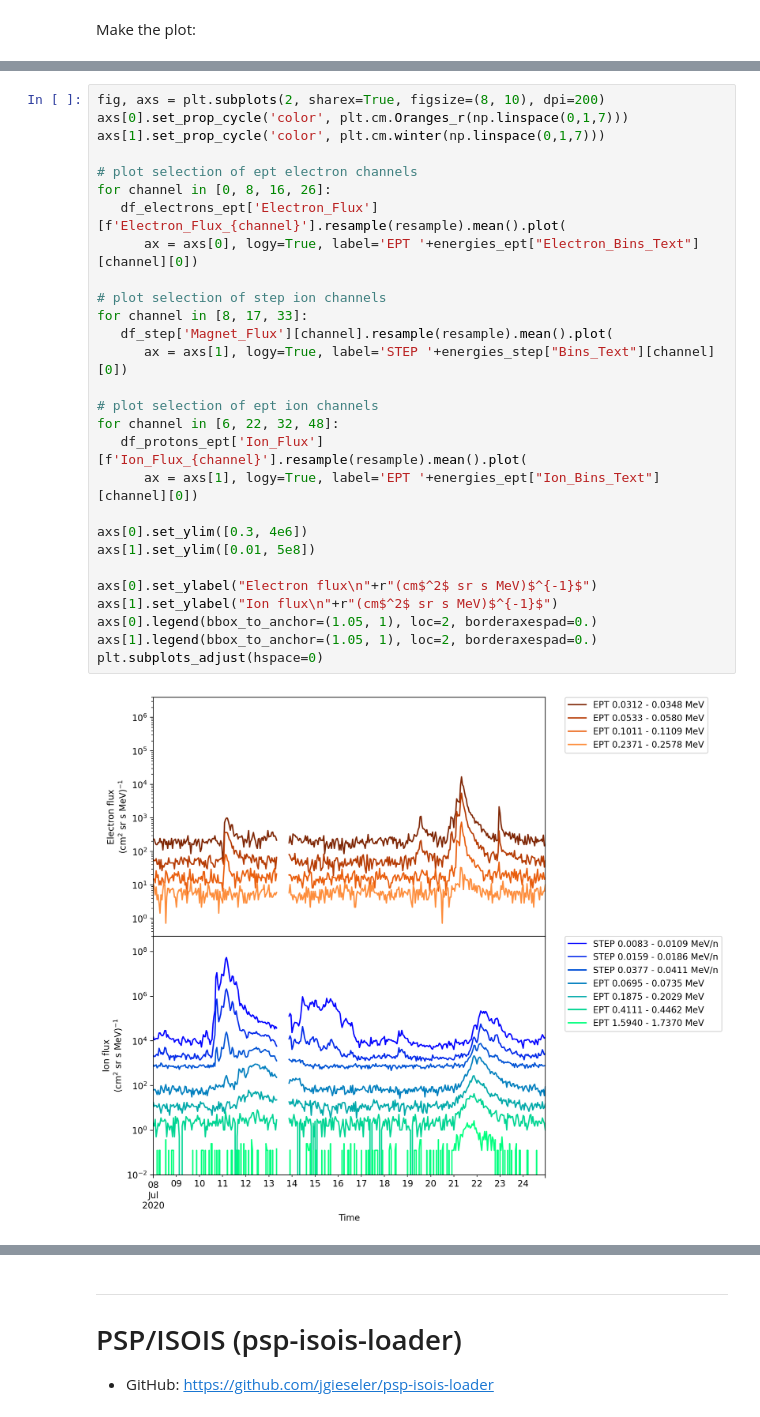
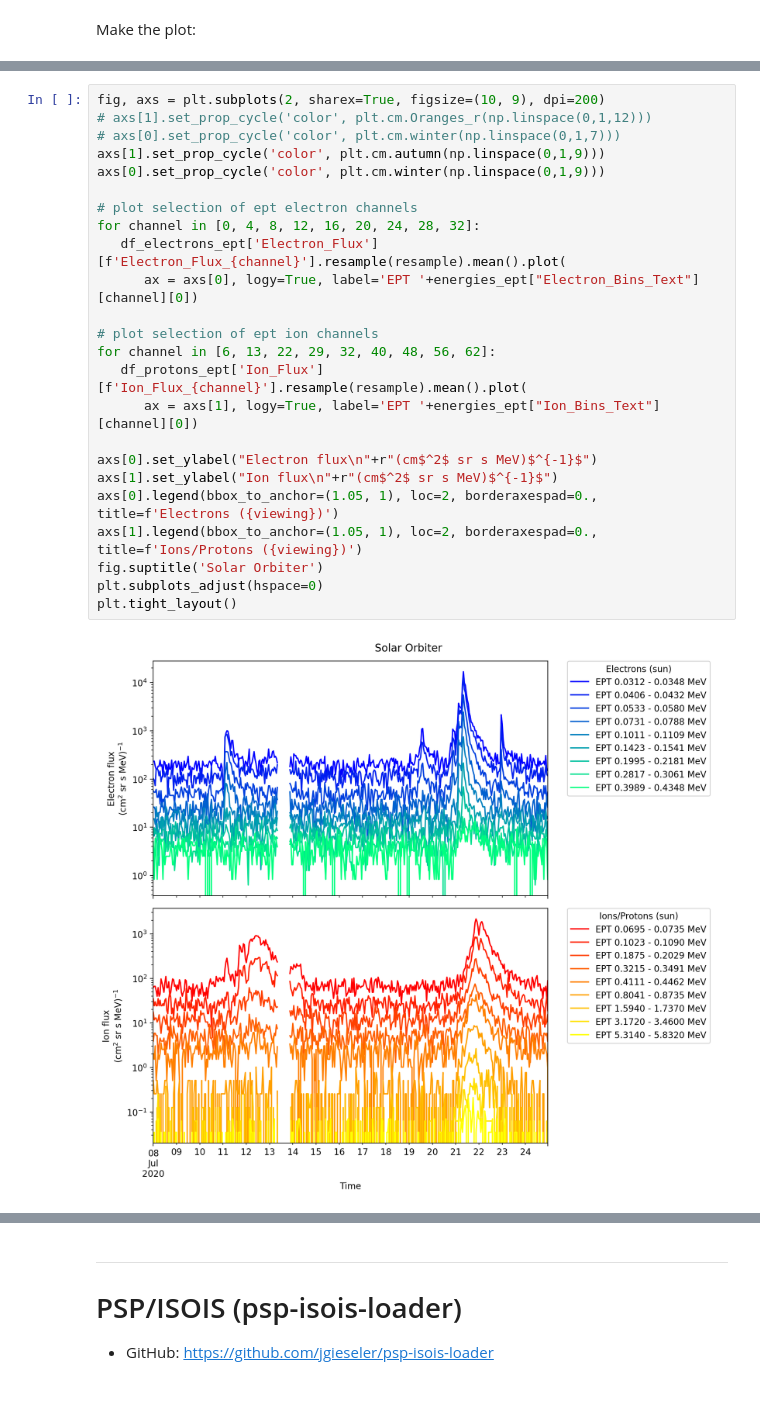
Before and after one commit to serpentine-h2020/serpentine, a Jupyter notebook: notebooks/sep_analysis_tools/data_loader.ipynb, the cells around one changed output, grey strips where cells are left out. Saved outputs shown, nothing was run; the diff lists cells and outputs as text.

```diff
--- a/notebooks/sep_analysis_tools/data_loader.ipynb
+++ b/notebooks/sep_analysis_tools/data_loader.ipynb
@@ -325,30 +194,26 @@ df_step, energies_step = epd_load(sensor='step', level='l2',
-# %%
-fig, axs = plt.subplots(2, sharex=True, figsize=(8, 10), dpi=200)
-axs[0].set_prop_cycle('color', plt.cm.Oranges_r(np.linspace(0,1,7)))
-axs[1].set_prop_cycle('color', plt.cm.winter(np.linspace(0,1,7)))
-
-# plot selection of ept electron channels
-for channel in [0, 8, 16, 26]:
-   df_electrons_ept['Electron_Flux'][f'Electron_Flux_{channel}'].resample(resample).mean().plot(
-      ax = axs[0], logy=True, label='EPT '+energies_ept["Electron_Bins_Text"][channel][0])
-
-# plot selection of step ion channels
-for channel in [8, 17, 33]:
-   df_step['Magnet_Flux'][channel].resample(resample).mean().plot(
-      ax = axs[1], logy=True, label='STEP '+energies_step["Bins_Text"][channel][0])
-
-# plot selection of ept ion channels
-for channel in [6, 22, 32, 48]:
-   df_protons_ept['Ion_Flux'][f'Ion_Flux_{channel}'].resample(resample).mean().plot(
-      ax = axs[1], logy=True, label='EPT '+energies_ept["Ion_Bins_Text"][channel][0])
-
-axs[0].set_ylim([0.3, 4e6])
-axs[1].set_ylim([0.01, 5e8])
-
-axs[0].set_ylabel("Electron flux\n"+r"(cm$^2$ sr s MeV)$^{-1}$")
-axs[1].set_ylabel("Ion flux\n"+r"(cm$^2$ sr s MeV)$^{-1}$")
-axs[0].legend(bbox_to_anchor=(1.05, 1), loc=2, borderaxespad=0.)
-axs[1].legend(bbox_to_anchor=(1.05, 1), loc=2, borderaxespad=0.)
-plt.subplots_adjust(hspace=0)
-# %% [output]
-[figure, removed]
+# %%
+fig, axs = plt.subplots(2, sharex=True, figsize=(10, 9), dpi=200)
+# axs[1].set_prop_cycle('color', plt.cm.Oranges_r(np.linspace(0,1,12)))
+# axs[0].set_prop_cycle('color', plt.cm.winter(np.linspace(0,1,7)))
+axs[1].set_prop_cycle('color', plt.cm.autumn(np.linspace(0,1,9)))
+axs[0].set_prop_cycle('color', plt.cm.winter(np.linspace(0,1,9)))
+
+# plot selection of ept electron channels
+for channel in [0, 4, 8, 12, 16, 20, 24, 28, 32]:
+   df_electrons_ept['Electron_Flux'][f'Electron_Flux_{channel}'].resample(resample).mean().plot(
+      ax = axs[0], logy=True, label='EPT '+energies_ept["Electron_Bins_Text"][channel][0])
+
+# plot selection of ept ion channels
+for channel in [6, 13, 22, 29, 32, 40, 48, 56, 62]:
+   df_protons_ept['Ion_Flux'][f'Ion_Flux_{channel}'].resample(resample).mean().plot(
+      ax = axs[1], logy=True, label='EPT '+energies_ept["Ion_Bins_Text"][channel][0])
+
+axs[0].set_ylabel("Electron flux\n"+r"(cm$^2$ sr s MeV)$^{-1}$")
+axs[1].set_ylabel("Ion flux\n"+r"(cm$^2$ sr s MeV)$^{-1}$")
+axs[0].legend(bbox_to_anchor=(1.05, 1), loc=2, borderaxespad=0., title=f'Electrons ({viewing})')
+axs[1].legend(bbox_to_anchor=(1.05, 1), loc=2, borderaxespad=0., title=f'Ions/Protons ({viewing})')
+fig.suptitle('Solar Orbiter')
+plt.subplots_adjust(hspace=0)
+plt.tight_layout()
+# %% [output]
+[figure, added]
```
Also changed, not shown: parts of 34 cells of this notebook.
